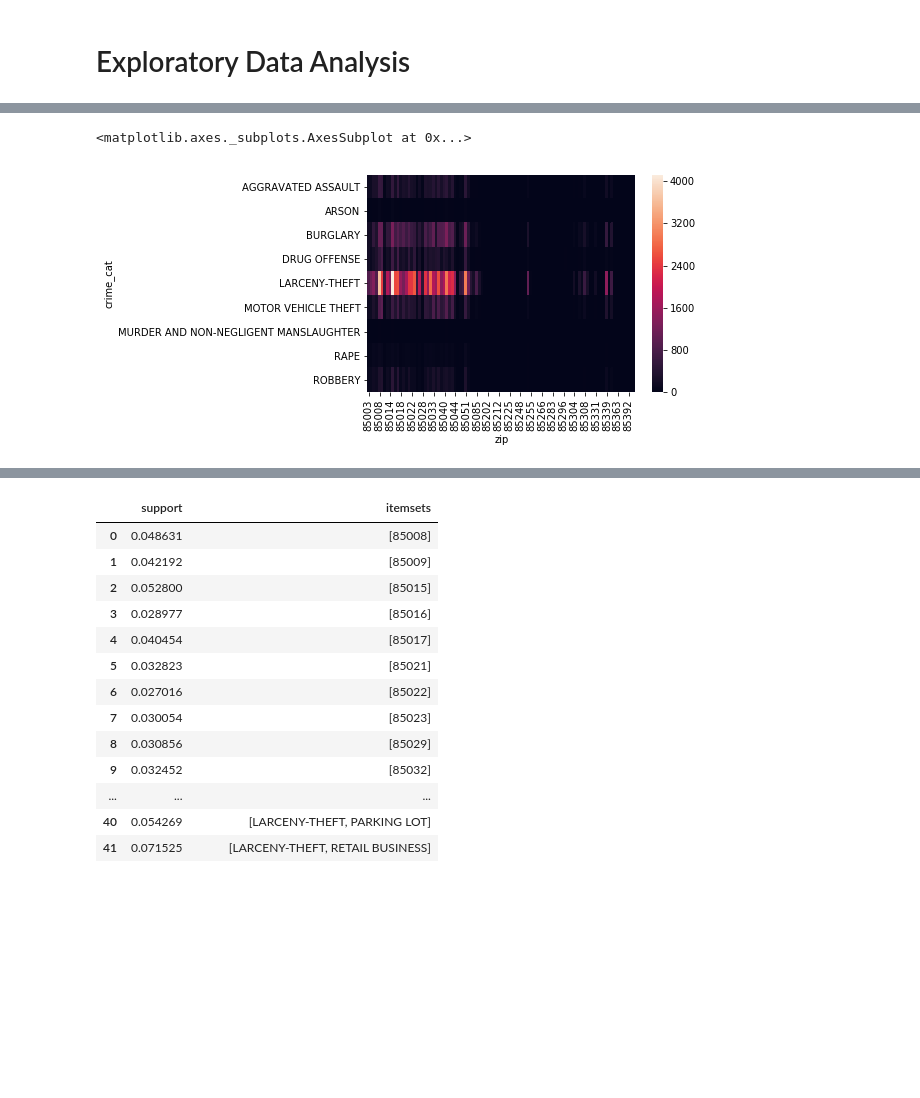
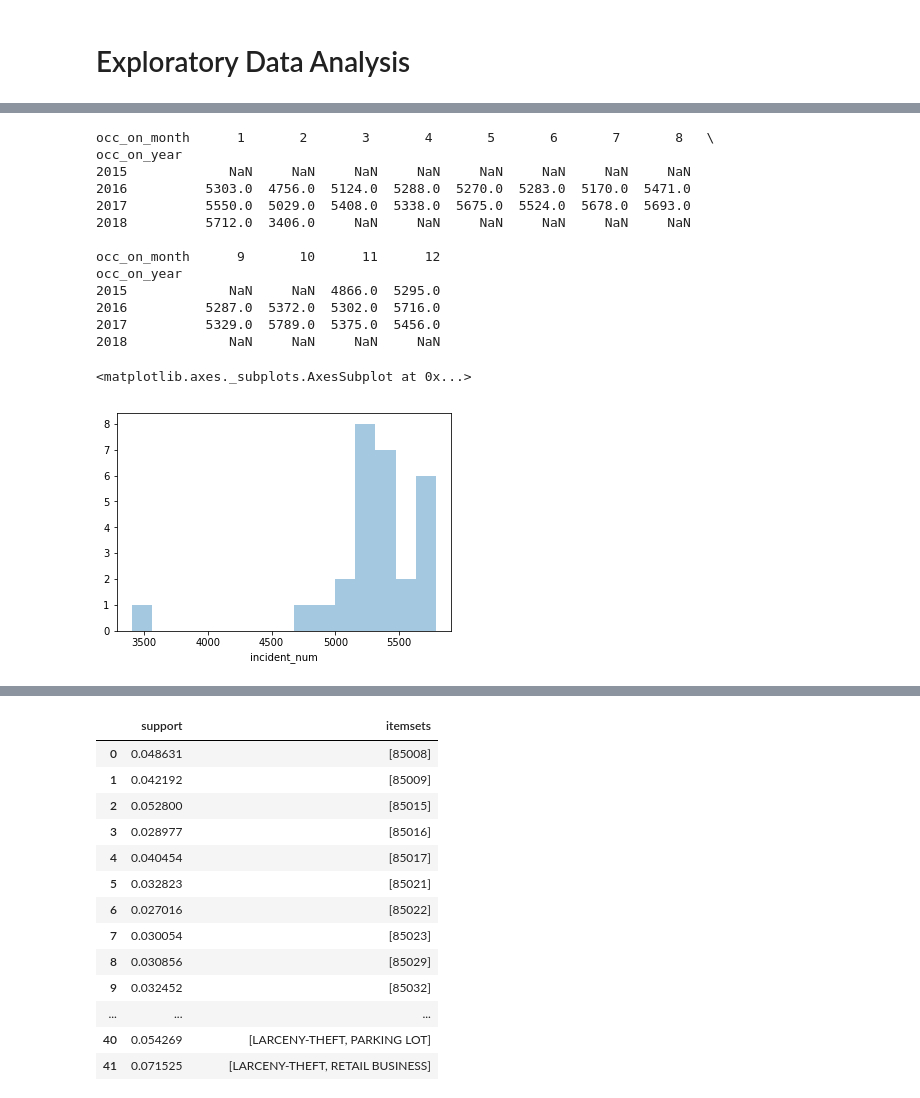
Before and after one commit to jpeterson28/DSCT_Capstone1, a Jupyter notebook: Code.ipynb, the cells around one changed output, grey strips where cells are left out. Cells and saved outputs as stored; diff of their text form; code cells hidden in the pictures; blank space fills up the shorter version.

```diff
--- a/Code.ipynb
+++ b/Code.ipynb
@@ -180,8 +181,21 @@ crime_cat_premise_tab.plot(kind='bar', figsize=(9,9), stacked=True, legend=False
-# %%
-crime_cat_zip_tab = pd.crosstab(index=crime_clean['crime_cat'], columns=crime_clean['zip'])
-crime_cat_zip_tab
-sns.heatmap(crime_cat_zip_tab)
-#crime_cat_zip_tab.plot(kind='bar', figsize=(8,8), stacked=True, legend=False)
-# %% [output]
-<matplotlib.axes._subplots.AxesSubplot at 0x...>
-[figure, removed]
+# %%
+# Number of incidents per month by year
+inc_mon_yr = crime_clean.groupby(['occ_on_year', 'occ_on_month'])['incident_num'].count()
+print(inc_mon_yr.unstack())
+sns.distplot(inc_mon_yr, kde=False)
+# %% [output]
+occ_on_month      1       2       3       4       5       6       7       8   \
+occ_on_year
+2015             NaN     NaN     NaN     NaN     NaN     NaN     NaN     NaN
+2016          5303.0  4756.0  5124.0  5288.0  5270.0  5283.0  5170.0  5471.0
+2017          5550.0  5029.0  5408.0  5338.0  5675.0  5524.0  5678.0  5693.0
+2018          5712.0  3406.0     NaN     NaN     NaN     NaN     NaN     NaN
+
+occ_on_month      9       10      11      12
+occ_on_year
+2015             NaN     NaN  4866.0  5295.0
+2016          5287.0  5372.0  5302.0  5716.0
+2017          5329.0  5789.0  5375.0  5456.0
+2018             NaN     NaN     NaN     NaN
+<matplotlib.axes._subplots.AxesSubplot at 0x...>
+[figure, added]
```
Also changed, not shown: parts of 14 cells of this notebook.
